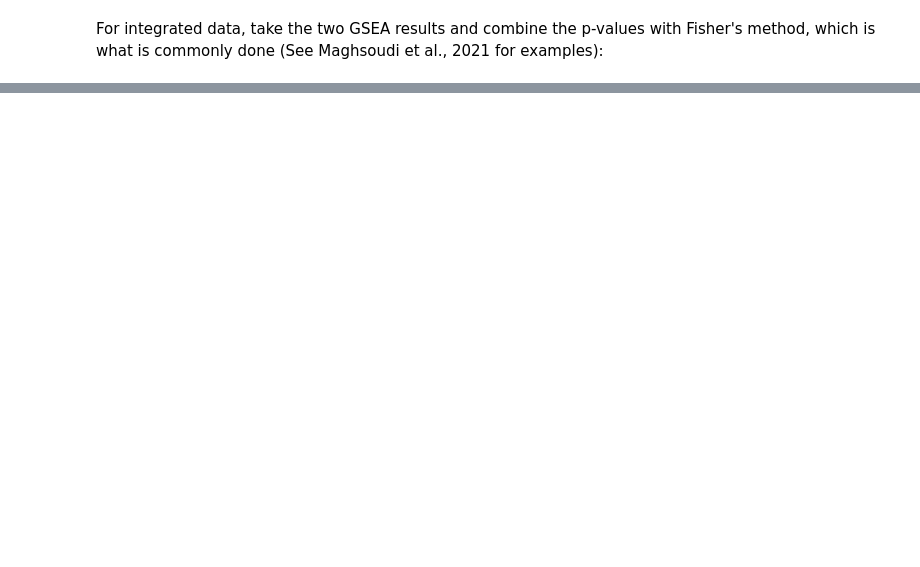
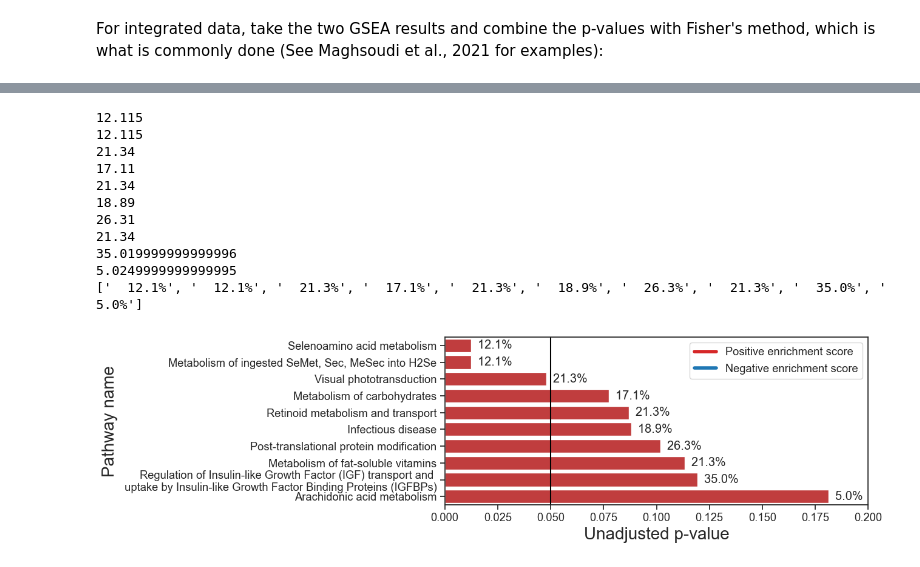
Before and after one commit to j-keung/multiomics-pathway-analysis, a Jupyter notebook: main_scripts/conventional_PA.ipynb, the cells around one changed output, grey strips where cells are left out. Cells and saved outputs as stored; diff of their text form; code cells hidden in the pictures; blank space fills up the shorter version.

```diff
--- a/main_scripts/conventional_PA.ipynb
+++ b/main_scripts/conventional_PA.ipynb
@@ -127,7 +372,9 @@ plt.legend(handles=custom_lines, labels=['Positive enrichment score', 'Negative
 For integrated data, take the two GSEA results and combine the p-values with Fisher's method, which is what is commonly done (See Maghsoudi et al., 2021 for examples):
 # %%
 metabolomic_gsea = gsea_res.sort_values(by="P-value")
+metabolomic_gsea = metabolomic_gsea.set_index(['Pathway_ID'])
 # %%
 proteomic_gsea = gsea_res.sort_values(by="P-value")
+proteomic_gsea = proteomic_gsea.set_index(['Pathway_ID'])
 # %%
 metabolomic_gsea
@@ -148,23 +455,55 @@ for i in range(len(result.index)):
 # %%
 from matplotlib.lines import Line2D
 
 top_10_pathways_gsea = result.sort_values(by="combined_pval").iloc[0:10, :]
 plt.figure(figsize=(9, 3.6))
 
+sns.set(font_scale = 1.2) #sns.set(font_scale = 1.2)  because of long label
+sns.set_style("ticks") # same as "white" but with ticks
+
 # set bar colour based on normalised enrichment score sign
 bar_color = ['tab:red' if float(i) > 0 else 'tab:blue' for i in top_10_pathways_gsea['NES_x']]
-sns.barplot(data=top_10_pathways_gsea, y="Pathway_name_x", x="combined_pval", orient="h", palette=bar_color)
+ax = sns.barplot(data=top_10_pathways_gsea, y="Pathway_name_x", x="combined_pval", orient="h", palette=bar_color)
 
-plt.title('GSEA for integrated data',fontsize=15)
-plt.xlabel('Unadjusted p-value',fontsize=13)
-plt.ylabel('Pathway name',fontsize=13) ;
+label=[]
+for i in range(10):
+    pathway1 =  top_10_pathways_gsea["Entity %_x"][i][:-1]
+
+    pathway2 =  top_10_pathways_gsea["Entity %_y"][i][:-1]
+
+    percent = (float(pathway1)+float(pathway2))/2
+    print(percent)
+    label.append("  "+ str(round(percent,1))+ '%')
+
+print(label)
+
+
+ax.bar_label(ax.containers[0], labels=label)
+
+#plt.title('GSEA for integrated data',fontsize=22, pad=10)
+plt.xlabel('Unadjusted p-value',fontsize=20)
+plt.ylabel('Pathway name',fontsize=20)
+plt.xlim(0, 0.2);
 
 plt.axvline(0.05, c="black")
 
 #Add legend
 custom_lines = [Line2D([0], [0], color='tab:red', lw=4),
                 Line2D([0], [0], color='tab:blue', lw=4)]
 plt.legend(handles=custom_lines, labels=['Positive enrichment score', 'Negative enrichment score'],loc="upper right")
 
 
-#plt.savefig( 'Figures/integrated_GSEA_top_10.png' , dpi=200,bbox_inches = 'tight' , pad_inches = 0.2 , facecolor='w')
+#plt.savefig( '../Figures/integrated_GSEA_top_10.png' , dpi=300,bbox_inches = 'tight' , pad_inches = 0.2 , facecolor='w')
+# %% [output]
+12.115
+12.115
+21.34
+17.11
+21.34
+18.89
+26.31
+21.34
+35.019999999999996
+5.0249999999999995
+['  12.1%', '  12.1%', '  21.3%', '  17.1%', '  21.3%', '  18.9%', '  26.3%', '  21.3%', '  35.0%', '  5.0%']
+[figure, added]
```
Also changed, not shown: parts of 18 cells of this notebook, 2 other files.
